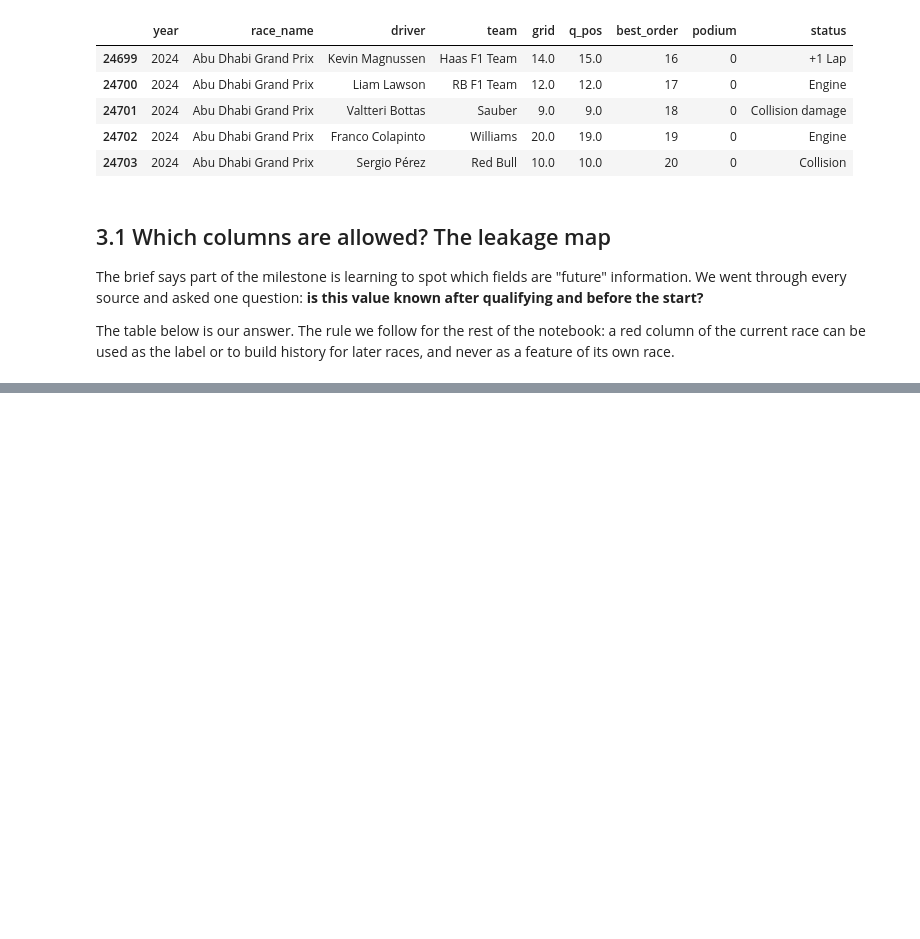
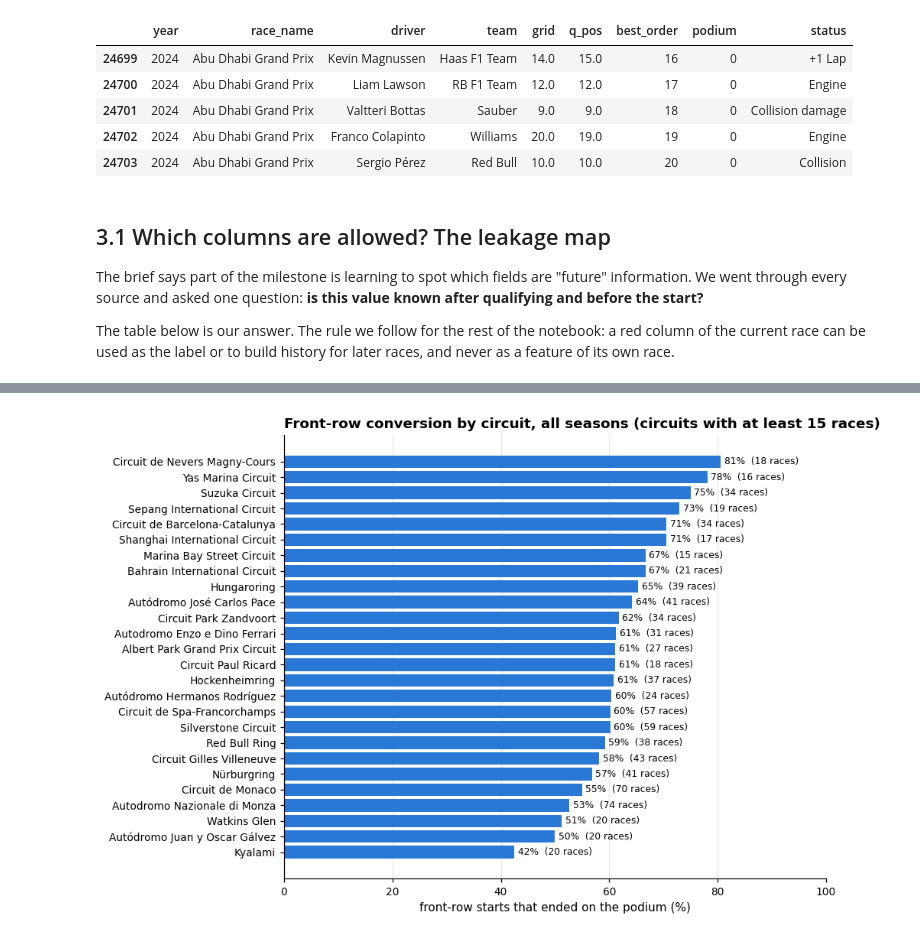
Before and after one commit to adhamshaheen/f1-podium-prediction, a Jupyter notebook: notebooke15c4f85e0.ipynb, the cells around one changed output, grey strips where cells are left out. Cells and saved outputs as stored; diff of their text form; code cells hidden in the pictures; blank space fills up the shorter version.

```diff
--- a/notebooke15c4f85e0.ipynb
+++ b/notebooke15c4f85e0.ipynb
@@ -1234,0 +1388,13 @@ display(leakage_map.style.apply(colour, axis=1).hide(axis='index'))
+# %%
+# All seasons together: the direct answer to "which circuits convert most often"
+MIN_RACES_ALL = 15
+all_time = base[base['grid_front']].groupby('circuit').agg(rate=('podium', 'mean'), races=('raceId', 'nunique'))
+all_time = all_time[all_time['races'] >= MIN_RACES_ALL].sort_values('rate')
+fig, ax = plt.subplots(figsize=(9, 6.2))
+bars = ax.barh(all_time.index, all_time['rate'] * 100, color=BLUE)
+ax.bar_label(bars, labels=[f'{r:.0%}  ({n} races)' for r, n in zip(all_time['rate'], all_time['races'])], padding=3, fontsize=8)
+ax.set_xlim(0, 100); ax.set_xlabel('front-row starts that ended on the podium (%)'); ax.grid(axis='y', visible=False)
+ax.set_title(f'Front-row conversion by circuit, all seasons (circuits with at least {MIN_RACES_ALL} races)')
+finish(fig, '13_q1_circuits_all_time')
+# %% [output]
+[figure, added]
```
Also changed, not shown: parts of 24 cells of this notebook.
